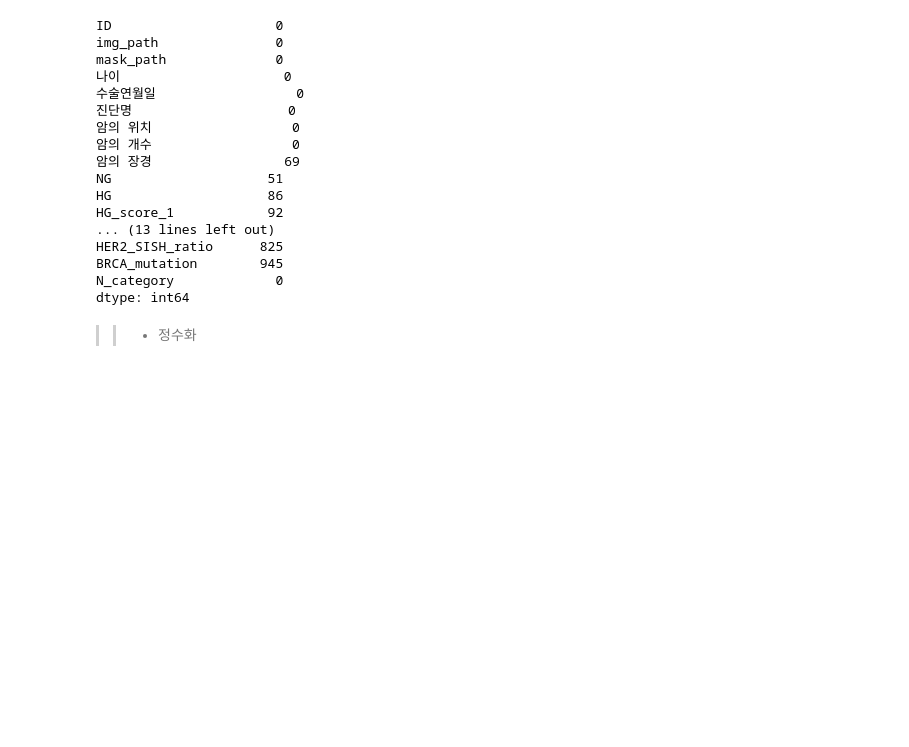
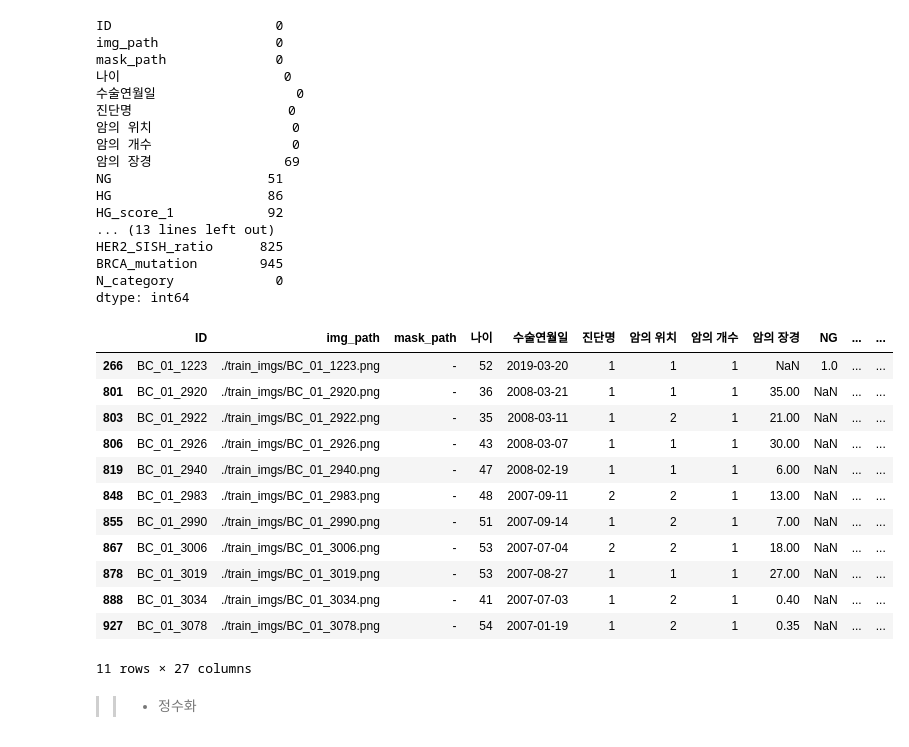
Before and after one commit to zakill96/pra, a Jupyter notebook: DataPreprocessing_datawig.ipynb, the cells around one changed output. Saved outputs shown, nothing was run; the diff lists cells and outputs as text; code cells hidden in the pictures; blank space fills up the shorter version.

```diff
--- a/DataPreprocessing_datawig.ipynb
+++ b/DataPreprocessing_datawig.ipynb
@@ -69,6 +69,22 @@ HER2_SISH_ratio      825
 BRCA_mutation        945
 N_category             0
 dtype: int64
+# %%
+train_df[train_df.isnull().sum(1)==11]
+# %% [output]
+|  | ID | img_path | mask_path | 나이 | 수술연월일 | 진단명 | 암의 위치 | 암의 개수 | 암의 장경 | NG | ... | ... |
+| 266 | BC_01_1223 | ./train_imgs/BC_01_1223.png | - | 52 | 2019-03-20 | 1 | 1 | 1 | NaN | 1.0 | ... | ... |
+| 801 | BC_01_2920 | ./train_imgs/BC_01_2920.png | - | 36 | 2008-03-21 | 1 | 1 | 1 | 35.00 | NaN | ... | ... |
+| 803 | BC_01_2922 | ./train_imgs/BC_01_2922.png | - | 35 | 2008-03-11 | 1 | 2 | 1 | 21.00 | NaN | ... | ... |
+| 806 | BC_01_2926 | ./train_imgs/BC_01_2926.png | - | 43 | 2008-03-07 | 1 | 1 | 1 | 30.00 | NaN | ... | ... |
+| 819 | BC_01_2940 | ./train_imgs/BC_01_2940.png | - | 47 | 2008-02-19 | 1 | 1 | 1 | 6.00 | NaN | ... | ... |
+| 848 | BC_01_2983 | ./train_imgs/BC_01_2983.png | - | 48 | 2007-09-11 | 2 | 2 | 1 | 13.00 | NaN | ... | ... |
+| 855 | BC_01_2990 | ./train_imgs/BC_01_2990.png | - | 51 | 2007-09-14 | 1 | 2 | 1 | 7.00 | NaN | ... | ... |
+| 867 | BC_01_3006 | ./train_imgs/BC_01_3006.png | - | 53 | 2007-07-04 | 2 | 2 | 1 | 18.00 | NaN | ... | ... |
+| 878 | BC_01_3019 | ./train_imgs/BC_01_3019.png | - | 53 | 2007-08-27 | 1 | 1 | 1 | 27.00 | NaN | ... | ... |
+| 888 | BC_01_3034 | ./train_imgs/BC_01_3034.png | - | 41 | 2007-07-03 | 1 | 2 | 1 | 0.40 | NaN | ... | ... |
+| 927 | BC_01_3078 | ./train_imgs/BC_01_3078.png | - | 54 | 2007-01-19 | 1 | 2 | 1 | 0.35 | NaN | ... | ... |
+11 rows × 27 columns
 # %% [markdown]
 >>- 정수화
 # %% [markdown]
```
Also changed, not shown: parts of 77 cells of this notebook.
